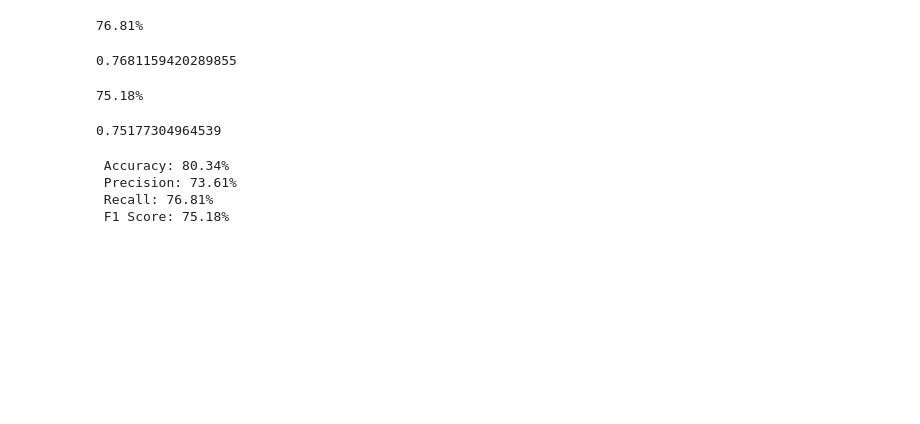
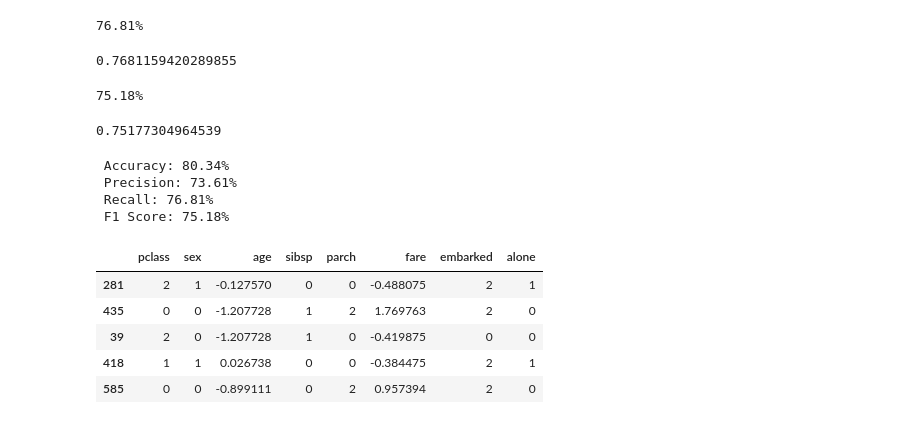
Before and after one commit to reck98/ML-algorithms, a Jupyter notebook: supervised/classification-algorithms/logistic-regression/learn.ipynb, the cells around one changed output. Cells and saved outputs as stored; diff of their text form; code cells hidden in the pictures; blank space fills up the shorter version.

```diff
--- a/supervised/classification-algorithms/logistic-regression/learn.ipynb
+++ b/supervised/classification-algorithms/logistic-regression/learn.ipynb
@@ -323,3 +323,12 @@ print(f" F1 Score: {round(f1_score(y_test, y_pred) * 100, 2)}%")
  Precision: 73.61%
  Recall: 76.81%
  F1 Score: 75.18%
+# %%
+X_test.head()
+# %% [output]
+|  | pclass | sex | age | sibsp | parch | fare | embarked | alone |
+| 281 | 2 | 1 | -0.127570 | 0 | 0 | -0.488075 | 2 | 1 |
+| 435 | 0 | 0 | -1.207728 | 1 | 2 | 1.769763 | 2 | 0 |
+| 39 | 2 | 0 | -1.207728 | 1 | 0 | -0.419875 | 0 | 0 |
+| 418 | 1 | 1 | 0.026738 | 0 | 0 | -0.384475 | 2 | 1 |
+| 585 | 0 | 0 | -0.899111 | 0 | 2 | 0.957394 | 2 | 0 |
```
Also changed, not shown: parts of 2 cells of this notebook, 14 other files.
